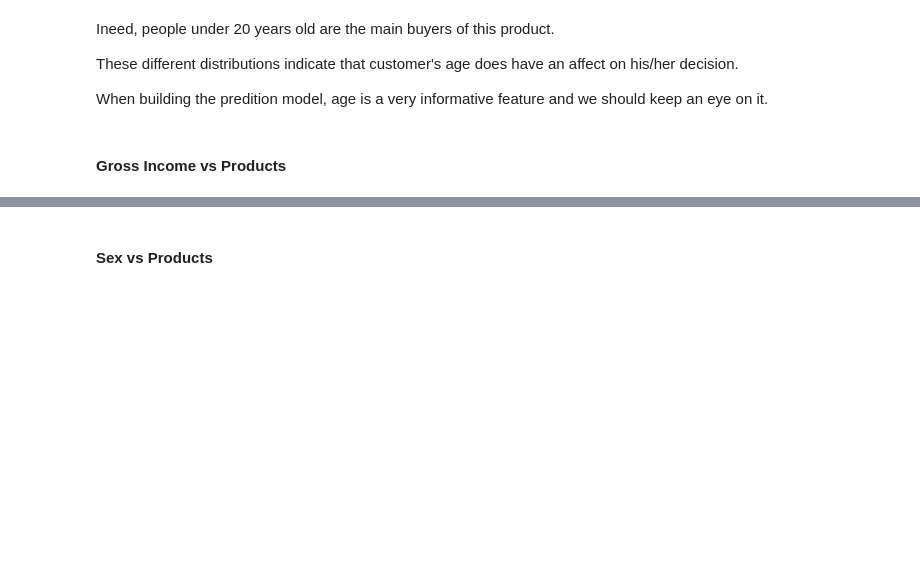
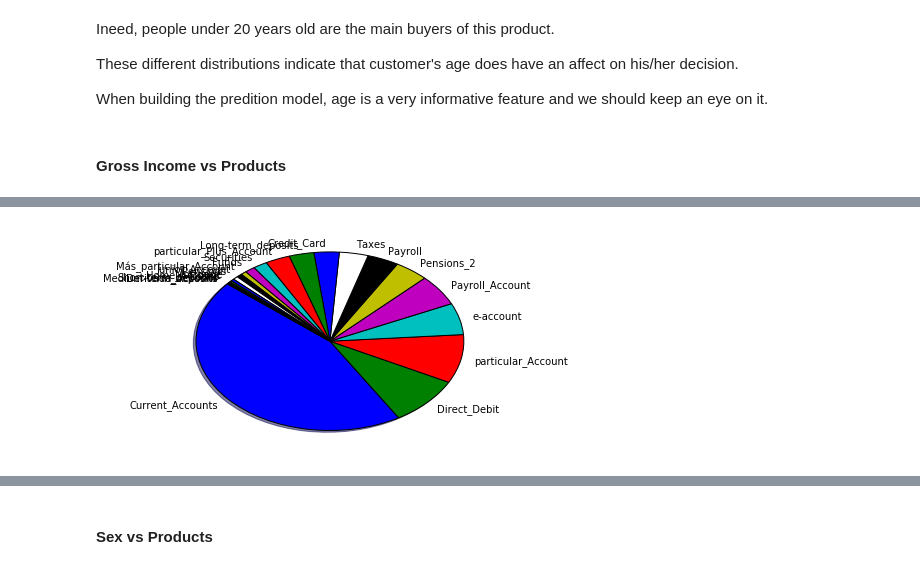
Before and after one commit to tzyk777/kaggle, a Jupyter notebook: santander bank/DataAnalysis.ipynb, the cells around one changed output, grey strips where cells are left out. Drawn from its saved outputs; the diff is of its cells as text; code cells hidden in the pictures; blank space fills up the shorter version.

```diff
--- a/santander bank/DataAnalysis.ipynb
+++ b/santander bank/DataAnalysis.ipynb
@@ -424,0 +431,7 @@ When building the predition model, age is a very informative feature and we shou
+# %%
+middle_sum = middle_class.ix[:, 25:48].sum()
+middle_sum.sort_values(ascending=False, inplace=True)
+middle_percent = 100 * middle_sum / sum(middle_sum)
+plt.pie(middle_sum.values, labels=middle_sum.index.values, shadow=True, startangle=140);
+# %% [output]
+[figure, added]
```
Also changed, not shown: parts of 13 cells of this notebook.
